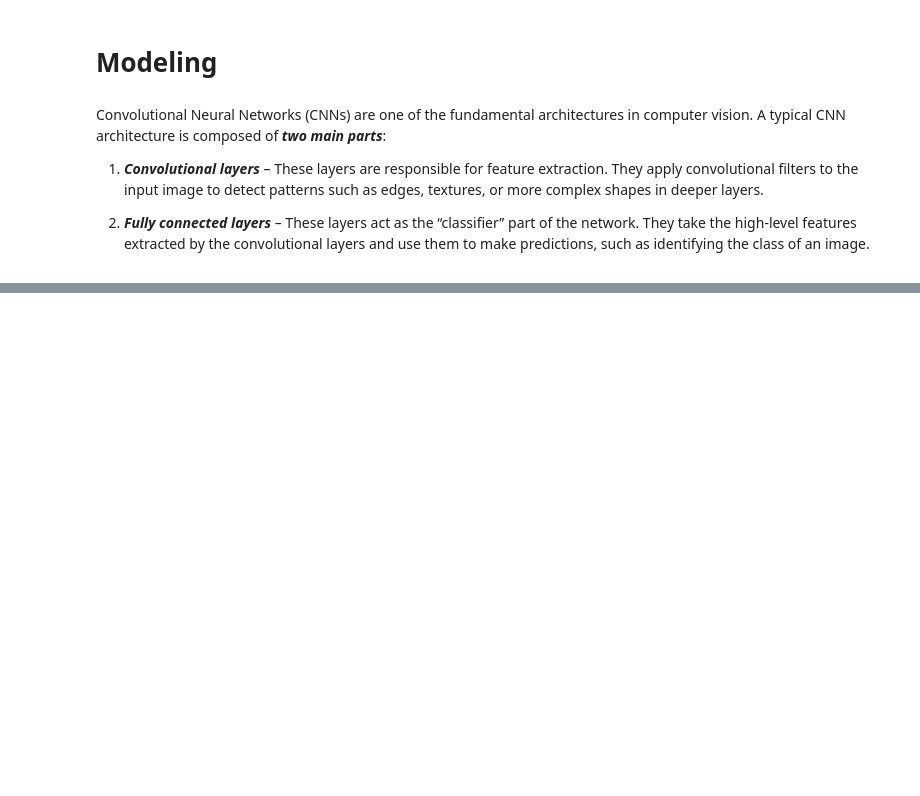
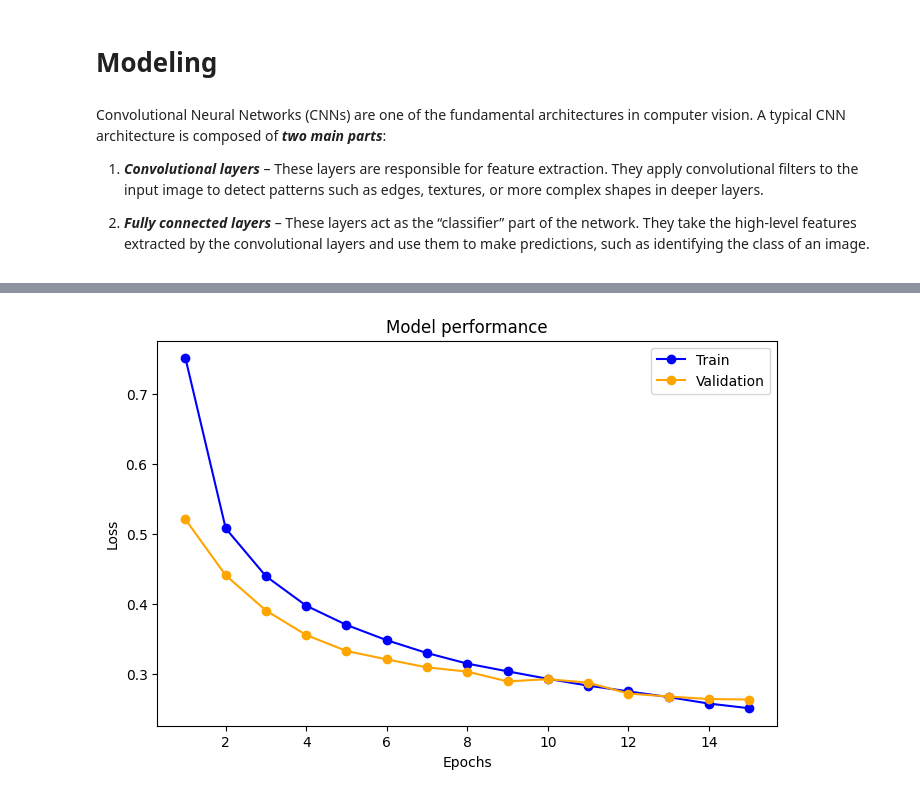
Before and after one commit to mohamedcoder07/PyTorch-tutorial, a Jupyter notebook: cnn.ipynb, the cells around one changed output, grey strips where cells are left out. Saved outputs shown, nothing was run; the diff lists cells and outputs as text; code cells hidden in the pictures; blank space fills up the shorter version.

```diff
--- a/cnn.ipynb
+++ b/cnn.ipynb
@@ -77,0 +90,3 @@ class_names
+# %%
+class_names = train_data.dataset.classes
+class_names
@@ -105,9 +197,14 @@ train_dataloader = DataLoader(train_data,
     shuffle=True
 )
 
+val_dataloader = DataLoader(val_data,
+    batch_size=batch_size,
+    shuffle=True
+)
+
 test_dataloader = DataLoader(test_data,
     batch_size=batch_size,
-    shuffle=False
+    shuffle=True
 )
 
 print(f"Length of train dataloader: {len(train_dataloader)} batches of {batch_size}")
@@ -163,0 +229,5 @@ class Model_cnn(nn.Module):
+# %%
+from torchsummary import summary
+
+model = Model_cnn(len(class_names)).to(device=device)
+summary(model, input_size=(1, 28, 28), device=device)
@@ -163,0 +252,5 @@ class Model_cnn(nn.Module):
+# %%
+optimizer = optim.Adam(model.parameters(), lr=1e-4)
+loss_fn = nn.CrossEntropyLoss()
+num_epochs = 15
+model, train_losses, val_losses = train_eval_model(model, train_dataloader, val_dataloader, num_epochs, optimizer, loss_fn, device,   verbose = True)
@@ -163,0 +275,11 @@ class Model_cnn(nn.Module):
+# %%
+plt.figure(figsize=(8, 5))
+plt.plot((np.arange(num_epochs)+1), train_losses, label = 'Train', marker = 'o', color = 'blue')
+plt.plot((np.arange(num_epochs)+1), val_losses, label = 'Validation', marker = 'o', color = 'orange')
+plt.xlabel('Epochs')
+plt.ylabel('Loss')
+plt.title('Model performance')
+plt.legend()
+plt.show()
+# %% [output]
+[figure, added]
```
Also changed, not shown: parts of 19 cells of this notebook, 1 other file.
